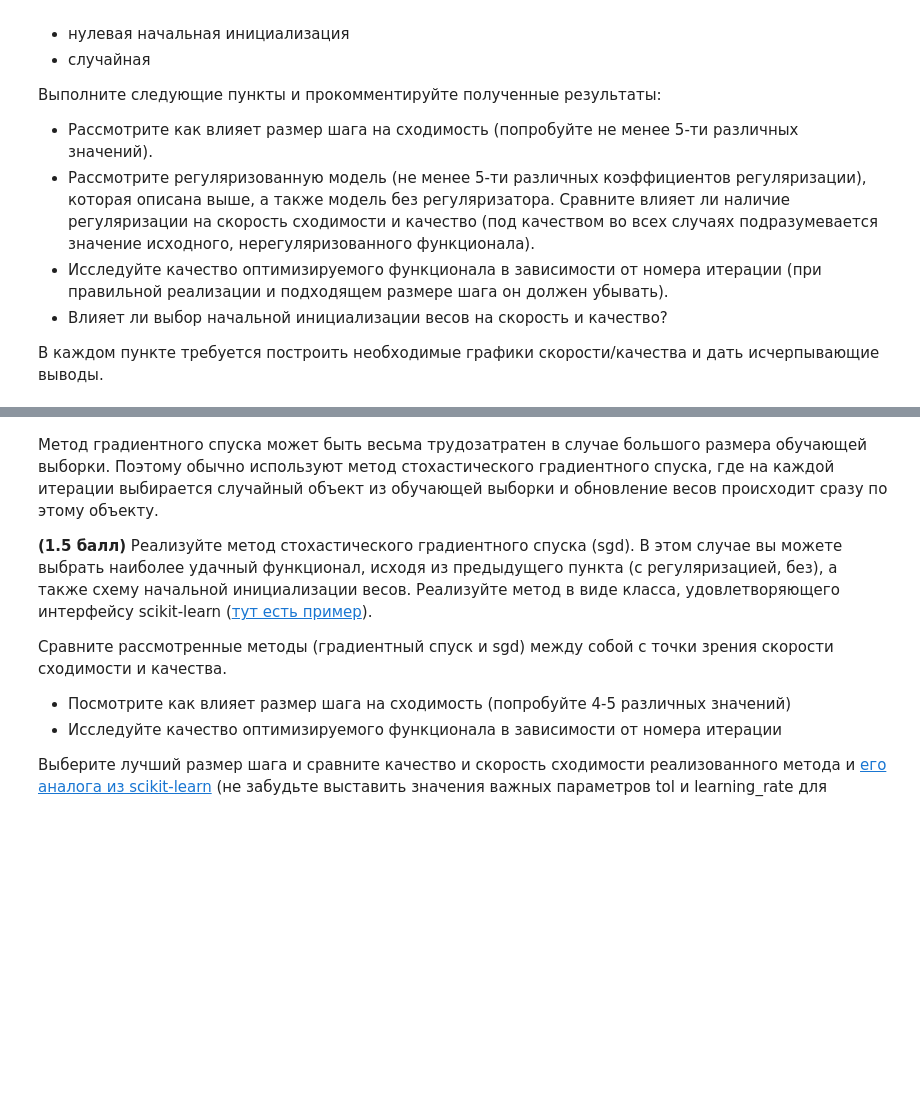
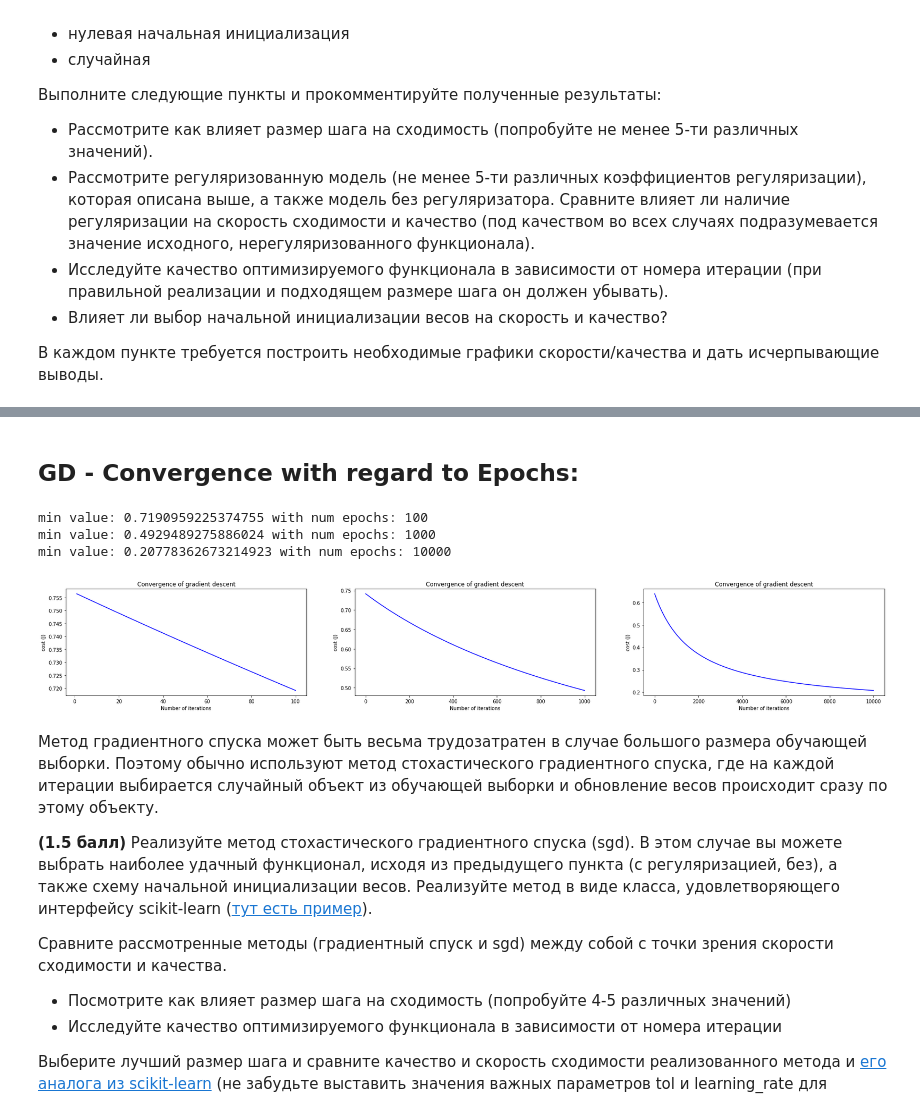
Before and after one commit to camaro1200/SVM, a Jupyter notebook: lab.03.ipynb, the cells around one changed output, grey strips where cells are left out. Cells and saved outputs as stored; diff of their text form; code cells hidden in the pictures; blank space fills up the shorter version.

```diff
--- a/lab.03.ipynb
+++ b/lab.03.ipynb
@@ -201,3 +202,19 @@ Text(0.5, 1.0, 'Convergence of gradient descent')
+# %% [markdown]
+## GD - Convergence with regard to Epochs:
+# %%
+# fixed learning rate @ 0.01
+
+epochs = 10
+for i in range(1,4):
+    epochs = epochs * 10
+    nn = LogRegression(X, y, False)
+    cost = profile(nn, i, ep=epochs)
+    print("min value: {} with num epochs: {}".format(cost[-1], epochs))
+# %% [output]
+min value: 0.7190959225374755 with num epochs: 100
+min value: 0.4929489275886024 with num epochs: 1000
+min value: 0.20778362673214923 with num epochs: 10000
+[figure, added]
 # %% [markdown]
 Метод градиентного спуска может быть весьма трудозатратен в случае большого размера обучающей выборки. Поэтому обычно используют метод стохастического градиентного спуска, где на каждой итерации выбирается случайный объект из обучающей выборки и обновление весов происходит сразу по этому объекту.
 
```
Also changed, not shown: parts of 29 cells of this notebook.
